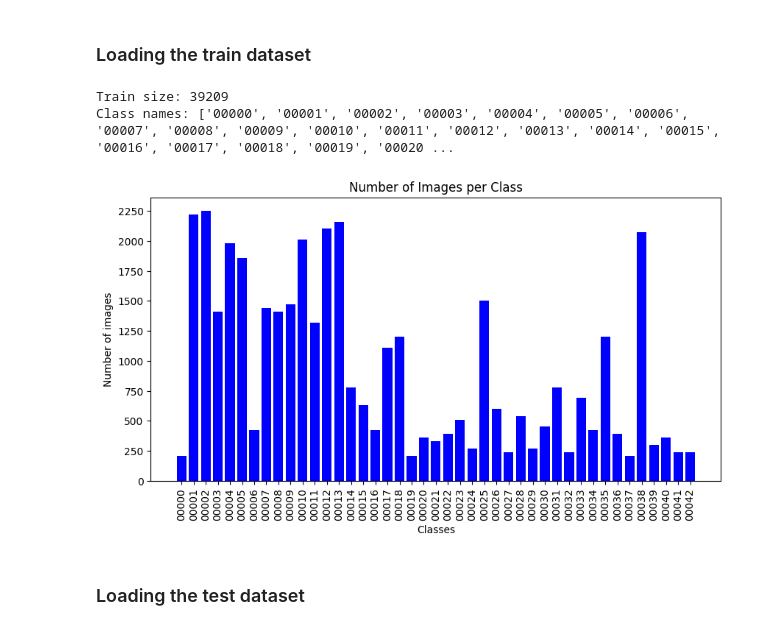
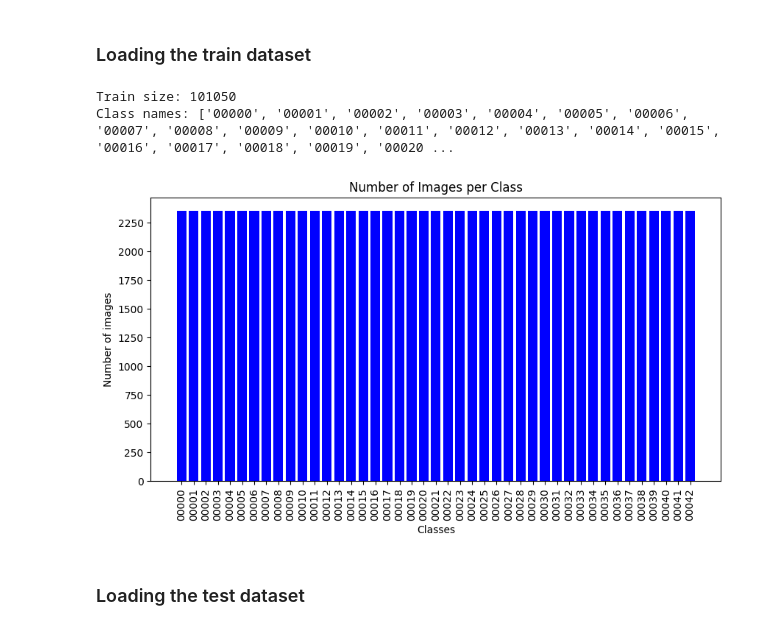
Before and after one commit to ToldoDM/Traffic-Sign-Recognition, a Jupyter notebook: transfer_learning.ipynb, the cells around one changed output. Saved outputs shown, nothing was run; the diff lists cells and outputs as text; code cells hidden in the pictures.

Commit message:
done dataset_leveling.ipynb fixed some minor bugs

```diff
--- a/transfer_learning.ipynb
+++ b/transfer_learning.ipynb
@@ -21,6 +21,10 @@ import copy
 # %%
 np.random.seed(123)  # for replication
 os.makedirs('./models', exist_ok=True)
+# Directory containing the test dataset
+test_dir = './dataset/GTSRB-leveled/test'
+# Directory containing the train dataset
+train_dir = './dataset/GTSRB-leveled/train'
 # %% [markdown]
 # Helper functions
 # %%
@@ -41,33 +45,30 @@ def plot_classes_preds(images, labels, preds, probs):
 # %% [markdown]
 ### Loading the train dataset
 # %%
-# Directory containing the train dataset
-train_dir = './dataset/GTSRB/train'
-
 # Load the dataset using the torchvision.datasets.ImageFolder
 train_dataset = datasets.ImageFolder(train_dir, ResNet50_Weights.IMAGENET1K_V2.transforms())
 train_size = len(train_dataset)
 class_names = train_dataset.classes
 
 print('Train size:', train_size)
 print('Class names:', class_names)
 
 # Use numpy to count occurrences of each class index in targets
 counts = np.bincount(train_dataset.targets)
 
 # Create histogram
 plt.figure(figsize=(10, 5))
 plt.bar(class_names, counts, color='blue')
 plt.xlabel('Classes')
 plt.ylabel('Number of images')
 plt.title('Number of Images per Class')
 plt.xticks(rotation=90)  # Rotate class names for better visibility if needed
 plt.yticks(np.arange(0, max(counts) + 10, 250))  # Adjust the range and step size as needed
 plt.show()
 # %% [output]
-Train size: 39209
+Train size: 101050
 Class names: ['00000', '00001', '00002', '00003', '00004', '00005', '00006', '00007', '00008', '00009', '00010', '00011', '00012', '00013', '00014', '00015', '00016', '00017', '00018', '00019', '00020 ...
-[figure, old version]
+[figure, new version]
 # %% [markdown]
 ### Loading the test dataset
 # %%
```
Also changed, not shown: parts of 4 cells of this notebook, 3 other files.
